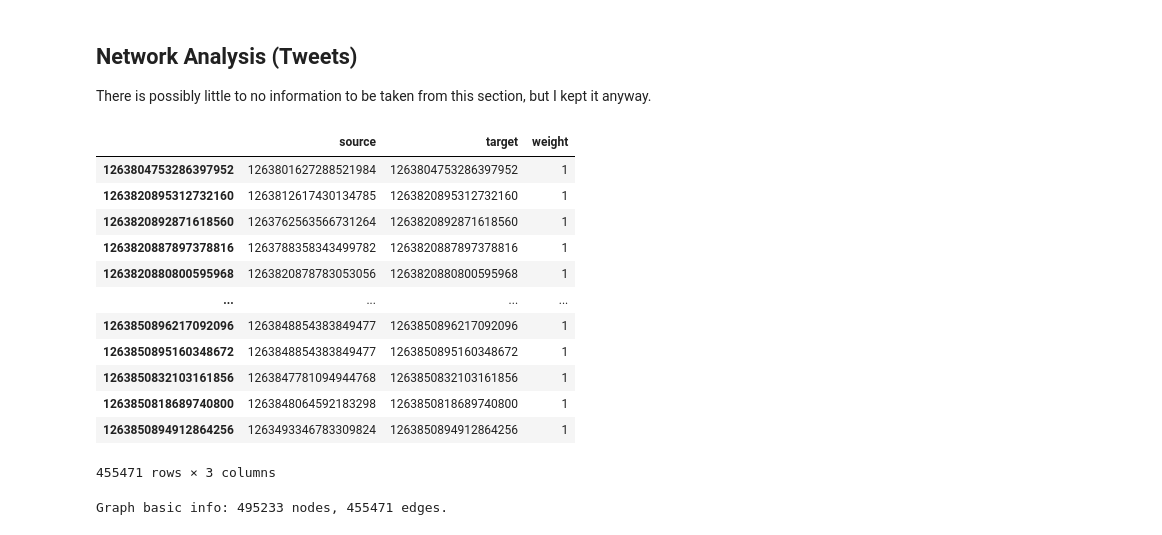
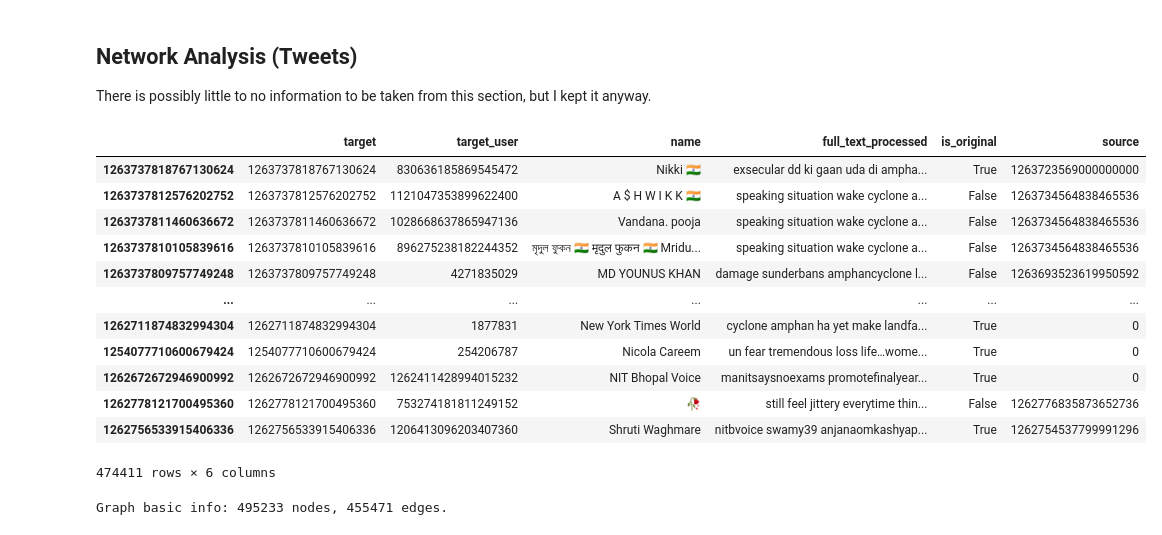
Before and after one commit to ancilcrayton/solve-iwmi, a Jupyter notebook: notebooks/3.0-jf-network-analysis.ipynb, the cells around one changed output. Saved outputs shown, nothing was run; the diff lists cells and outputs as text; code cells hidden in the pictures.

```diff
--- a/notebooks/3.0-jf-network-analysis.ipynb
+++ b/notebooks/3.0-jf-network-analysis.ipynb
@@ -26,14 +26,22 @@ df['tweet_id'] = df['tweet_id'].astype(float).astype(int).astype(str)
 def get_source_id(row):
     """Returns the original Tweet ID from a Quote, Retweet or Reply"""
     if row['is_quote_status']:
-        return str(int(float(row['quoted_status_id_str'])))
+        val = (
+            row['quoted_status_id_str']
+            if ~np.isnan(row['quoted_status_id_str'])
+            else row['in_reply_to_status_id_str']
+        )
     elif row['is_retweet']:
-        return str(int(float(row['original_tweet_id_str'])))
+        val = row['original_tweet_id_str']
     elif row['is_reply']:
-        return str(int(float(row['in_reply_to_status_id_str'])))
+        val = row['in_reply_to_status_id_str']
     else:
-        return np.nan
+        val = np.nan
 
-df['original_tweet_id_str'] = df.apply(get_source_id, axis=1)
-# I'm counting replies as original posts... Please correct me if you disagree
+    return val
+
+df['original_tweet_id'] = df.apply(get_source_id, axis=1)\
+    .astype(float).fillna(0).astype(int).astype(str)
+
+# I'm counting replies as original posts...
 df['is_original'] = ~df[['is_quote_status', 'is_retweet']].max(1)
@@ -39,0 +50,8 @@ df['is_original'] = ~df[['is_quote_status', 'is_retweet']].max(1)
+# %%
+to_drop = df[~df.is_original & (df.original_tweet_id_str == '0')].index
+df = df.drop(index=to_drop, columns=[
+        'is_quote_status', 'is_retweet', 'is_reply',
+        'original_tweet_id_str', 'quoted_status_id_str',
+        'in_reply_to_status_id_str'
+    ]
+).rename(columns={'tweet_id': 'target', 'original_tweet_id': 'source', 'user_id': 'target_user'})
@@ -54,20 +113,19 @@ df_network['source'] = df_network.apply(get_source, axis=1)
-# %%
-df_network['weight'] = 1
-df_network[['source', 'target', 'weight']]
-# %% [output]
-|  | source | target | weight |
-| 1263804753286397952 | 1263801627288521984 | 1263804753286397952 | 1 |
-| 1263820895312732160 | 1263812617430134785 | 1263820895312732160 | 1 |
-| 1263820892871618560 | 1263762563566731264 | 1263820892871618560 | 1 |
-| 1263820887897378816 | 1263788358343499782 | 1263820887897378816 | 1 |
-| 1263820880800595968 | 1263820878783053056 | 1263820880800595968 | 1 |
-| ... | ... | ... | ... |
-| 1263850896217092096 | 1263848854383849477 | 1263850896217092096 | 1 |
-| 1263850895160348672 | 1263848854383849477 | 1263850895160348672 | 1 |
-| 1263850832103161856 | 1263847781094944768 | 1263850832103161856 | 1 |
-| 1263850818689740800 | 1263848064592183298 | 1263850818689740800 | 1 |
-| 1263850894912864256 | 1263493346783309824 | 1263850894912864256 | 1 |
-455471 rows × 3 columns
+# %%
+df
+# %% [output]
+|  | target | target_user | name | full_text_processed | is_original | source |
+| 1263737818767130624 | 1263737818767130624 | 830636185869545472 | Nikki 🇮🇳 | exsecular dd ki gaan uda di ampha... | True | 1263723569000000000 |
+| 1263737812576202752 | 1263737812576202752 | 1121047353899622400 | A $ H W I K K 🇮🇳 | speaking situation wake cyclone a... | False | 1263734564838465536 |
+| 1263737811460636672 | 1263737811460636672 | 1028668637865947136 | Vandana. pooja | speaking situation wake cyclone a... | False | 1263734564838465536 |
+| 1263737810105839616 | 1263737810105839616 | 896275238182244352 | মৃদুল ফুকন 🇮🇳 मृदुल फुकन 🇮🇳 Mridu... | speaking situation wake cyclone a... | False | 1263734564838465536 |
+| 1263737809757749248 | 1263737809757749248 | 4271835029 | MD YOUNUS KHAN | damage sunderbans amphancyclone l... | False | 1263693523619950592 |
+| ... | ... | ... | ... | ... | ... | ... |
+| 1262711874832994304 | 1262711874832994304 | 1877831 | New York Times World | cyclone amphan ha yet make landfa... | True | 0 |
+| 1254077710600679424 | 1254077710600679424 | 254206787 | Nicola Careem | un fear tremendous loss life…wome... | True | 0 |
+| 1262672672946900992 | 1262672672946900992 | 1262411428994015232 | NIT Bhopal Voice | manitsaysnoexams promotefinalyear... | True | 0 |
+| 1262778121700495360 | 1262778121700495360 | 753274181811249152 | 🥀 | still feel jittery everytime thin... | False | 1262776835873652736 |
+| 1262756533915406336 | 1262756533915406336 | 1206413096203407360 | Shruti Waghmare | nitbvoice swamy39 anjanaomkashyap... | True | 1262754537799991296 |
+474411 rows × 6 columns
 # %%
 # create a directed graph
 G_dir = nx.from_pandas_edgelist(df_network[['source', 'target', 'weight']], create_using=nx.DiGraph())
```
Also changed, not shown: parts of 9 cells of this notebook, 1 other file.
